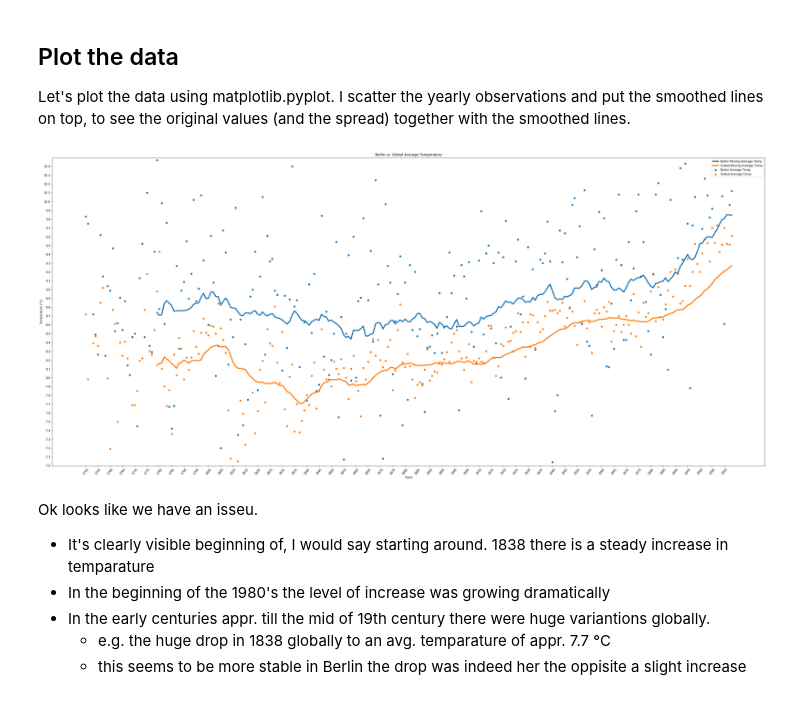
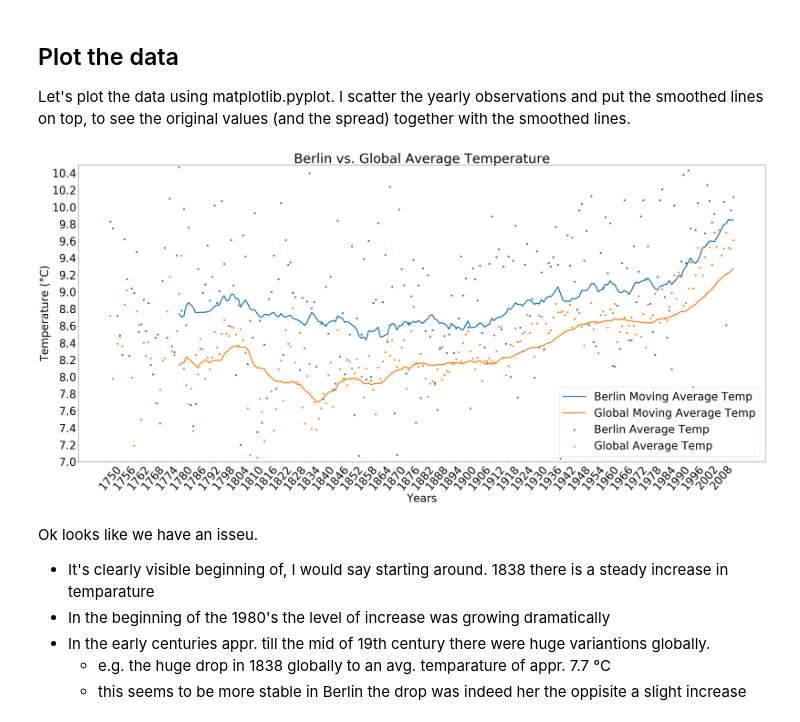
Before and after one commit to moosial/ExploreWeatherTrends, a Jupyter notebook: Explore_weather_trends.ipynb, the cells around one changed output. Saved outputs shown, nothing was run; the diff lists cells and outputs as text; code cells hidden in the pictures.

```diff
--- a/Explore_weather_trends.ipynb
+++ b/Explore_weather_trends.ipynb
@@ -171,12 +171,13 @@ Let's have a visual look on both temparature distributions.
 
 ## Plot Boxplots for Average Temparature
 # %%
+plt.rcParams.update({'font.size': 12})
 fig, axs = plt.subplots(nrows=1, ncols=2, figsize=(10,10), sharex='col', sharey='row')
 axs[0].boxplot(city_data['city_avg_temp'])
 axs[0].set_title('Average City Temparature °C')
 axs[0].yaxis.set_ticks(np.arange(6.5,11,0.1))
 axs[1].boxplot(city_data['global_avg_temp'])
 axs[1].set_title('Average Global Temparature °C')
-axs[1].yaxis.set_ticks(np.arange(6.5,11,0.1))
+axs[1].yaxis.set_ticks(np.arange(6.5,11,0.2))
 plt.show()
 # %% [output]
@@ -192,22 +193,23 @@ The boxplots are underlining that fact:
 
 Let's plot the data using matplotlib.pyplot. I scatter the yearly observations and put the smoothed lines on top, to see the original values (and the spread) together with the smoothed lines.
 # %%
+plt.rcParams.update({'font.size': 40})
 plt.figure(figsize=(45,20))
 plt.plot(city_data['year'], city_data['city_mov_avg'], label = 'Berlin Moving Average Temp',linewidth=4, markersize=12)
 plt.scatter(city_data['year'], city_data['city_avg_temp'], label = 'Berlin Average Temp ')
 plt.plot(city_data['year'], city_data['global_mov_avg'],label = 'Global Moving Average Temp',linewidth=4, markersize=12)
 plt.scatter(city_data['year'], city_data['global_avg_temp'], label = 'Global Average Temp ')
 plt.legend()
 plt.xlabel("Years")
 plt.ylabel("Temperature (°C)")
 plt.title("Berlin vs. Global Average Temperature")
-plt.xticks(np.arange(min(city_data['year']), max(city_data['year']), 5))
+plt.xticks(np.arange(min(city_data['year']), max(city_data['year']), 6))
 plt.ylim(bottom = 7, top = 10.5)
-plt.yticks(np.arange(7, 10.5, step=0.1))
+plt.yticks(np.arange(7, 10.5, step=0.2))
 plt.xticks(rotation=50)
 plt.show()
 # %% [output]
-[figure, old version]
+[figure, new version]
 # %% [markdown]
 Ok looks like we have an isseu.
 
```
Also changed, not shown: parts of 2 cells of this notebook, 2 other files.
